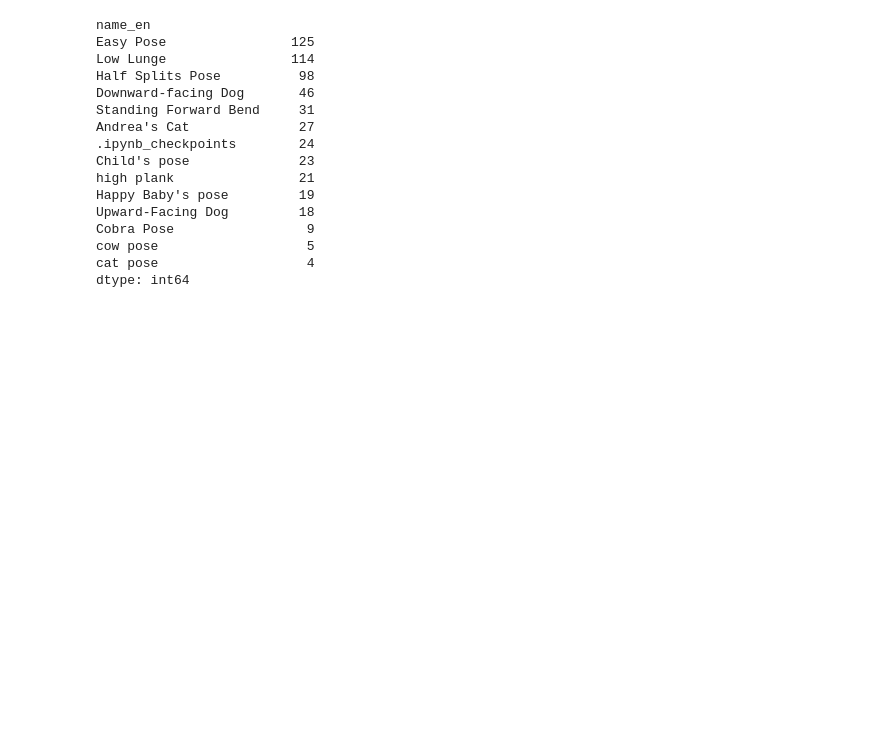
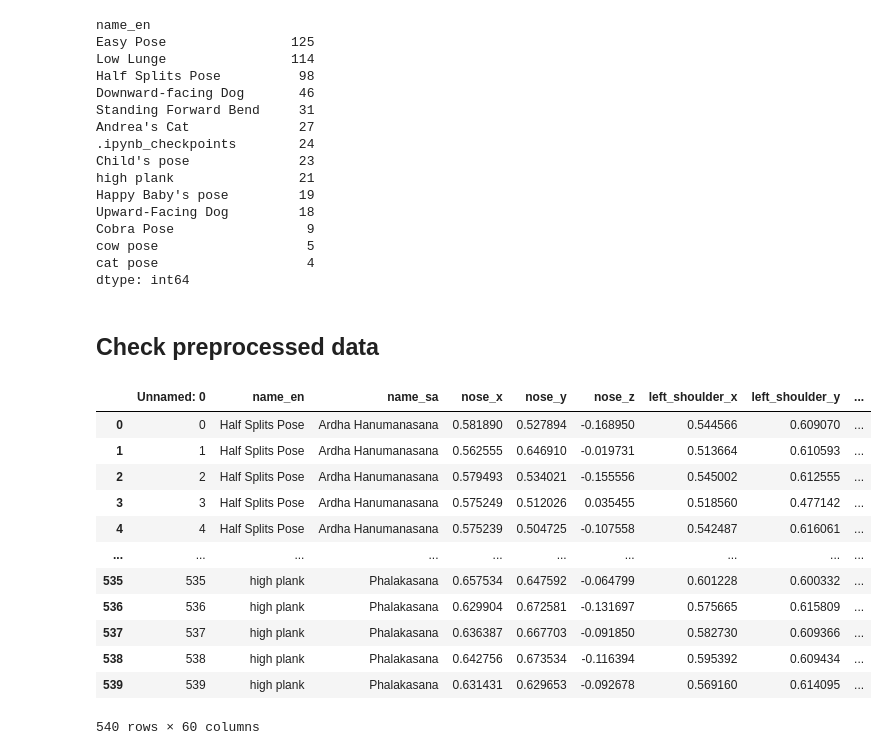
Before and after one commit to gpadem/Yoga_Class_Analysis, a Jupyter notebook: Data extraction.ipynb, the cells around one changed output. Drawn from its saved outputs; the diff is of its cells as text; code cells hidden in the pictures; blank space fills up the shorter version.

Commit message:
added first output for preprocessing

```diff
--- a/Data extraction.ipynb
+++ b/Data extraction.ipynb
@@ -175,3 +175,22 @@ Cobra Pose                 9
 cow pose                   5
 cat pose                   4
 dtype: int64
+# %% [markdown]
+## Check preprocessed data
+# %%
+ds=pd.read_csv("output.csv")
+ds
+# %% [output]
+|  | Unnamed: 0 | name_en | name_sa | nose_x | nose_y | nose_z | left_shoulder_x | left_shoulder_y | ... |
+| 0 | 0 | Half Splits Pose | Ardha Hanumanasana | 0.581890 | 0.527894 | -0.168950 | 0.544566 | 0.609070 | ... |
+| 1 | 1 | Half Splits Pose | Ardha Hanumanasana | 0.562555 | 0.646910 | -0.019731 | 0.513664 | 0.610593 | ... |
+| 2 | 2 | Half Splits Pose | Ardha Hanumanasana | 0.579493 | 0.534021 | -0.155556 | 0.545002 | 0.612555 | ... |
+| 3 | 3 | Half Splits Pose | Ardha Hanumanasana | 0.575249 | 0.512026 | 0.035455 | 0.518560 | 0.477142 | ... |
+| 4 | 4 | Half Splits Pose | Ardha Hanumanasana | 0.575239 | 0.504725 | -0.107558 | 0.542487 | 0.616061 | ... |
+| ... | ... | ... | ... | ... | ... | ... | ... | ... | ... |
+| 535 | 535 | high plank | Phalakasana | 0.657534 | 0.647592 | -0.064799 | 0.601228 | 0.600332 | ... |
+| 536 | 536 | high plank | Phalakasana | 0.629904 | 0.672581 | -0.131697 | 0.575665 | 0.615809 | ... |
+| 537 | 537 | high plank | Phalakasana | 0.636387 | 0.667703 | -0.091850 | 0.582730 | 0.609366 | ... |
+| 538 | 538 | high plank | Phalakasana | 0.642756 | 0.673534 | -0.116394 | 0.595392 | 0.609434 | ... |
+| 539 | 539 | high plank | Phalakasana | 0.631431 | 0.629653 | -0.092678 | 0.569160 | 0.614095 | ... |
+540 rows × 60 columns
```
Also changed, not shown: parts of 3 cells of this notebook, 3 other files.
